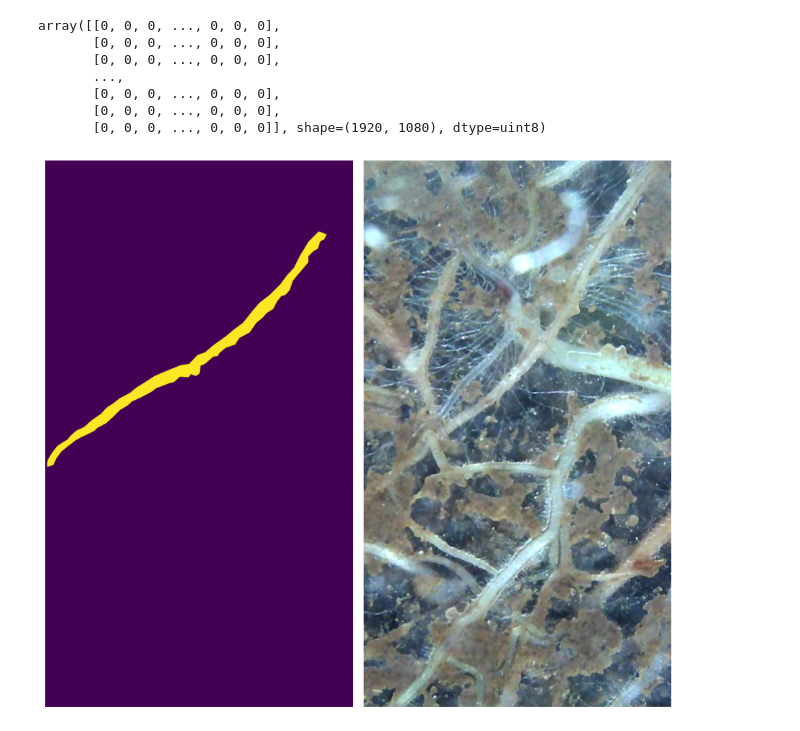
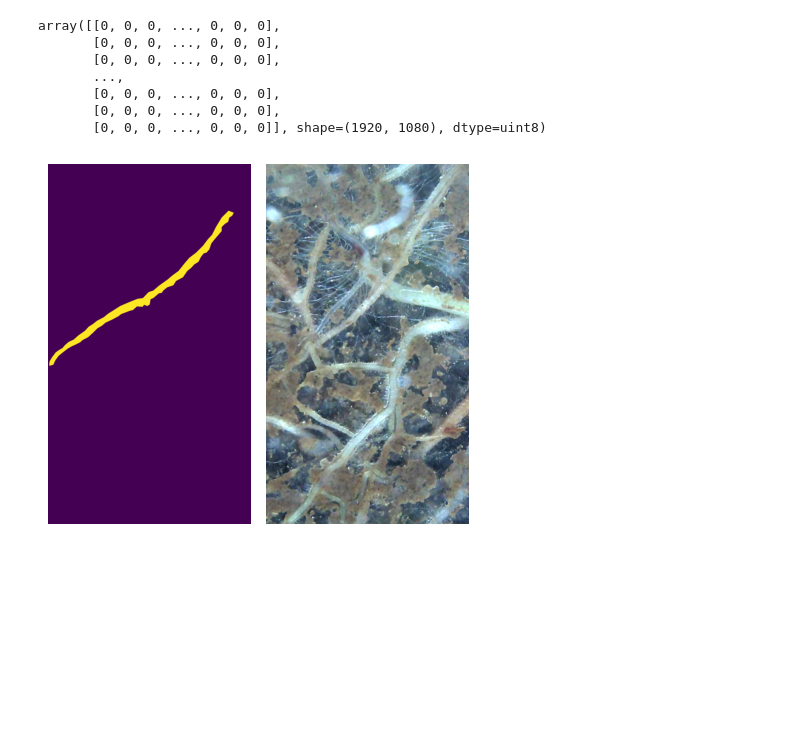
Before and after one commit to anoban/wsu, a Jupyter notebook: semseg/segment-anything/misc.ipynb, the cells around one changed output. Saved outputs shown, nothing was run; the diff lists cells and outputs as text; code cells hidden in the pictures; blank space fills up the shorter version.

```diff
--- a/semseg/segment-anything/misc.ipynb
+++ b/semseg/segment-anything/misc.ipynb
@@ -158,15 +158,15 @@ array([[0, 0, 0, ..., 0, 0, 0],
        [0, 0, 0, ..., 0, 0, 0]], shape=(1920, 1080), dtype=uint8)
 # %%
 fig, axes = plt.subplots(ncols=2)
-fig.set_size_inches(9, 8)
+fig.set_size_inches(4.5, 4)
 axes[0].set_axis_off()
 axes[0].imshow(_mask)
 axes[1].set_axis_off()
 axes[1].imshow(Image.open(r"../images/MaxSee/2025_10_08_11_37_58_002.png")) # COOL :)
 plt.tight_layout()
 plt.show()
 # %% [output]
-[figure, old version]
+[figure, new version]
 # %%
 # try overlaying the annotation over the actual image
 fig, axes = plt.subplots()
```
Also changed, not shown: parts of 3 cells of this notebook, 4 other files.
